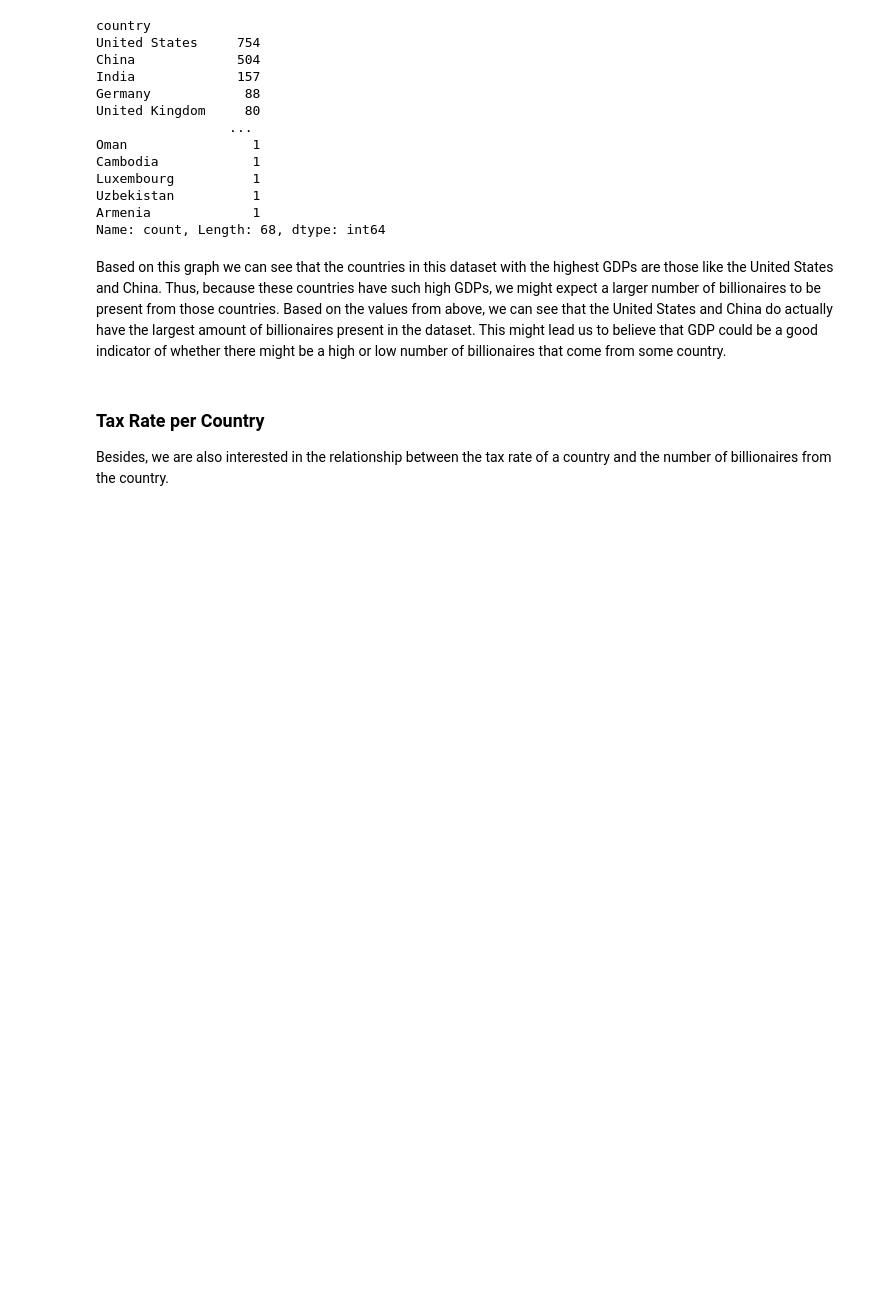
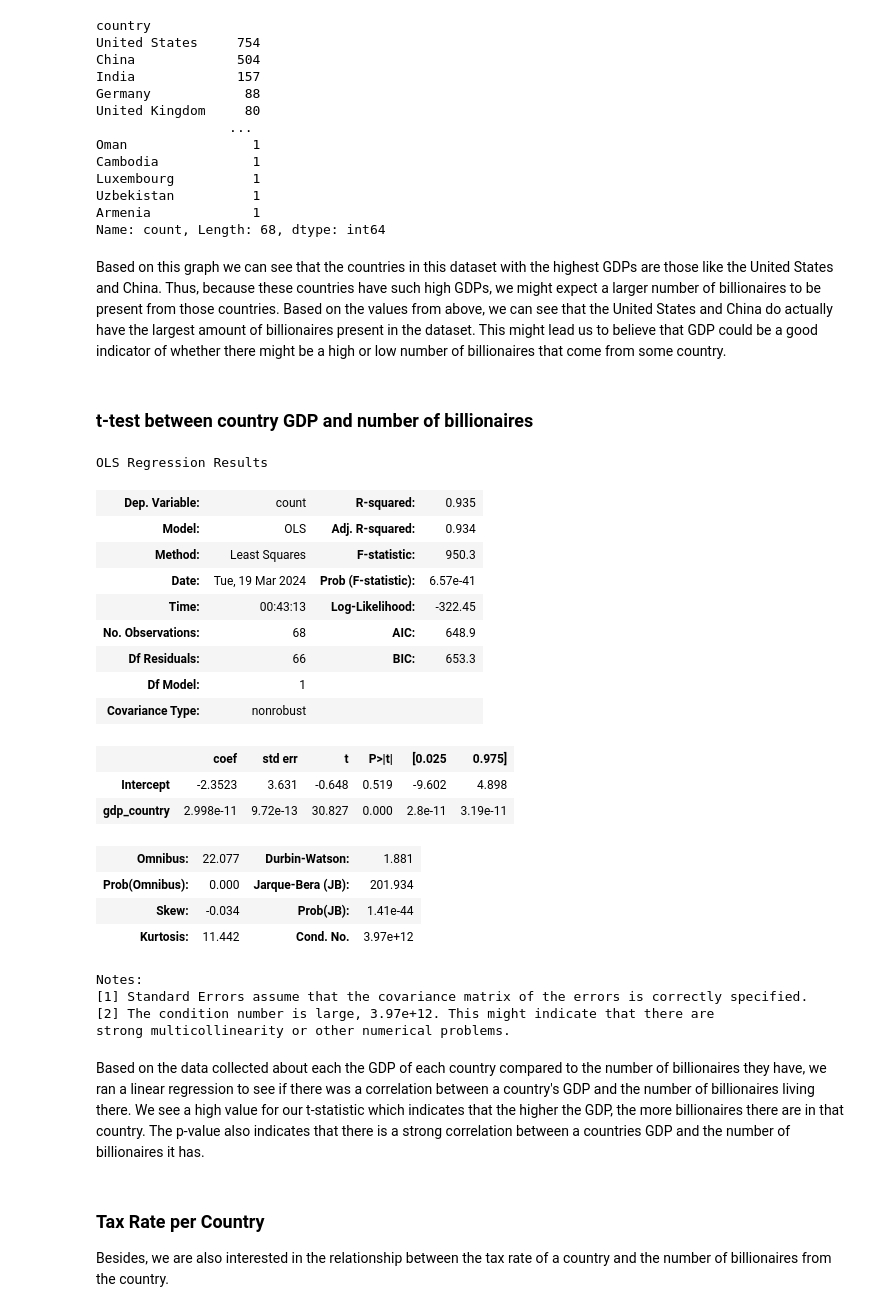
Before and after one commit to jteh188/Billionaires-Statistics-Data-Analysis, a Jupyter notebook: FinalProject_Group026_WI24.ipynb, the cells around one changed output. Saved outputs shown, nothing was run; the diff lists cells and outputs as text; code cells hidden in the pictures; blank space fills up the shorter version.

Commit message:
Updated GDP and billionaires linear regression

```diff
--- a/FinalProject_Group026_WI24.ipynb
+++ b/FinalProject_Group026_WI24.ipynb
@@ -681,3 +681,5 @@ Armenia             1
 Name: count, Length: 68, dtype: int64
 # %% [markdown]
 Based on this graph we can see that the countries in this dataset with the highest GDPs are those like the United States and China. Thus, because these countries have such high GDPs, we might expect a larger number of billionaires to be present from those countries. Based on the values from above, we can see that the United States and China do actually have the largest amount of billionaires present in the dataset. This might lead us to believe that GDP could be a good indicator of whether there might be a high or low number of billionaires that come from some country.
+# %% [markdown]
+### t-test between country GDP and number of billionaires
@@ -684,3 +696,32 @@ Based on this graph we can see that the countries in this dataset with the highe
+# %%
+outcome, predictors = patsy.dmatrices("count ~ gdp_country", test_gdp_billionaires)
+model = sm.OLS(outcome, predictors)
+res_log = model.fit()
+res_log.summary()
+# %% [output]
+OLS Regression Results
+| Dep. Variable: | count | R-squared: | 0.935 |
+| Model: | OLS | Adj. R-squared: | 0.934 |
+| Method: | Least Squares | F-statistic: | 950.3 |
+| Date: | Tue, 19 Mar 2024 | Prob (F-statistic): | 6.57e-41 |
+| Time: | 00:43:13 | Log-Likelihood: | -322.45 |
+| No. Observations: | 68 | AIC: | 648.9 |
+| Df Residuals: | 66 | BIC: | 653.3 |
+| Df Model: | 1 |  |  |
+| Covariance Type: | nonrobust |  |  |
+|  | coef | std err | t | P>|t| | [0.025 | 0.975] |
+| Intercept | -2.3523 | 3.631 | -0.648 | 0.519 | -9.602 | 4.898 |
+| gdp_country | 2.998e-11 | 9.72e-13 | 30.827 | 0.000 | 2.8e-11 | 3.19e-11 |
+| Omnibus: | 22.077 | Durbin-Watson: | 1.881 |
+| Prob(Omnibus): | 0.000 | Jarque-Bera (JB): | 201.934 |
+| Skew: | -0.034 | Prob(JB): | 1.41e-44 |
+| Kurtosis: | 11.442 | Cond. No. | 3.97e+12 |
+Notes:
+[1] Standard Errors assume that the covariance matrix of the errors is correctly specified.
+[2] The condition number is large, 3.97e+12. This might indicate that there are
+strong multicollinearity or other numerical problems.
+# %% [markdown]
+Based on the data collected about each the GDP of each country compared to the number of billionaires they have, we ran a linear regression to see if there was a correlation between a country's GDP and the number of billionaires living there. We see a high value for our t-statistic which indicates that the higher the GDP, the more billionaires there are in that country. The p-value also indicates that there is a strong correlation between a countries GDP and the number of billionaires it has.
 # %% [markdown]
 ### Tax Rate per Country
 
```
Also changed, not shown: parts of 7 cells of this notebook.
